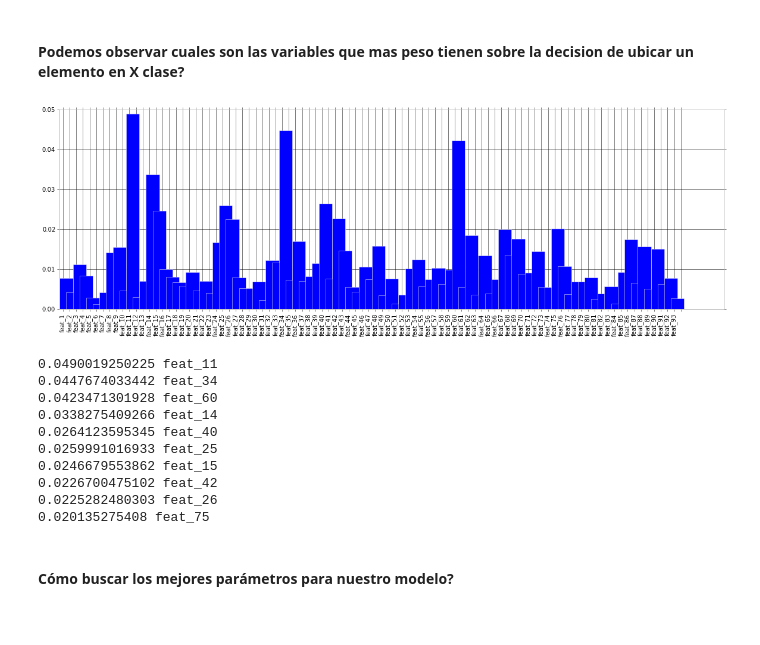
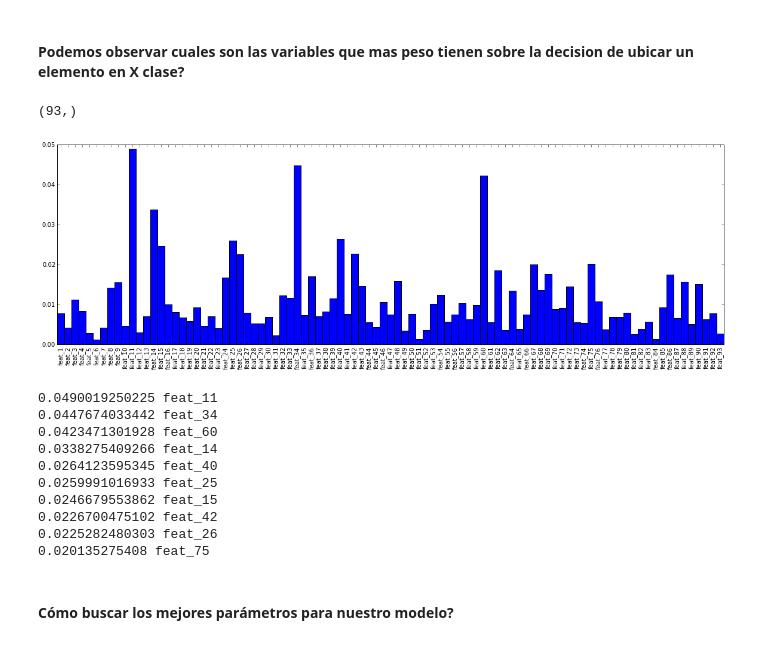
Before and after one commit to celiacintas/pre-scipyla, a Jupyter notebook: prescipyla/the_goodies_of_life_the_universe_and_everything.ipynb, the cells around one changed output. Saved outputs shown, nothing was run; the diff lists cells and outputs as text; code cells hidden in the pictures.

```diff
--- a/prescipyla/the_goodies_of_life_the_universe_and_everything.ipynb
+++ b/prescipyla/the_goodies_of_life_the_universe_and_everything.ipynb
@@ -178,28 +189,30 @@ avg / total       0.84      0.81      0.82     15470
 # %%
 importances = clf.feature_importances_
 
 text = map(lambda i: df.columns[1:-1][i], range(93))
 plt.figure(figsize=(20, 6))
-plt.bar(range(93), height=importances, width=2.)
-plt.xticks(np.arange(0.5, 94, 1.), text, rotation=90)
+print importances[::-1].shape
+plt.bar(range(93),height=importances,  width=1.)
+plt.xticks(np.arange(0.5, 93, 1.), text, rotation=90)
+plt.xlim((0, 93))
 plt.show()
-
 # Top 10
 indices = np.argsort(importances)[::-1]
 for i in range(10):
     print importances[indices[i]], df.columns[1:-1][indices[i]]
 # %% [output]
+(93,)
-[figure, old version]
+[figure, new version]
-0.0490019250225 feat_11
-0.0447674033442 feat_34
-0.0423471301928 feat_60
-0.0338275409266 feat_14
-0.0264123595345 feat_40
-0.0259991016933 feat_25
-0.0246679553862 feat_15
-0.0226700475102 feat_42
-0.0225282480303 feat_26
-0.020135275408 feat_75
+0.0490019250225 feat_11
+0.0447674033442 feat_34
+0.0423471301928 feat_60
+0.0338275409266 feat_14
+0.0264123595345 feat_40
+0.0259991016933 feat_25
+0.0246679553862 feat_15
+0.0226700475102 feat_42
+0.0225282480303 feat_26
+0.020135275408 feat_75
 # %% [markdown]
 #### Cómo buscar los mejores parámetros para nuestro modelo?
 # %%
```
Also changed, not shown: parts of 25 cells of this notebook, 1 other file.
